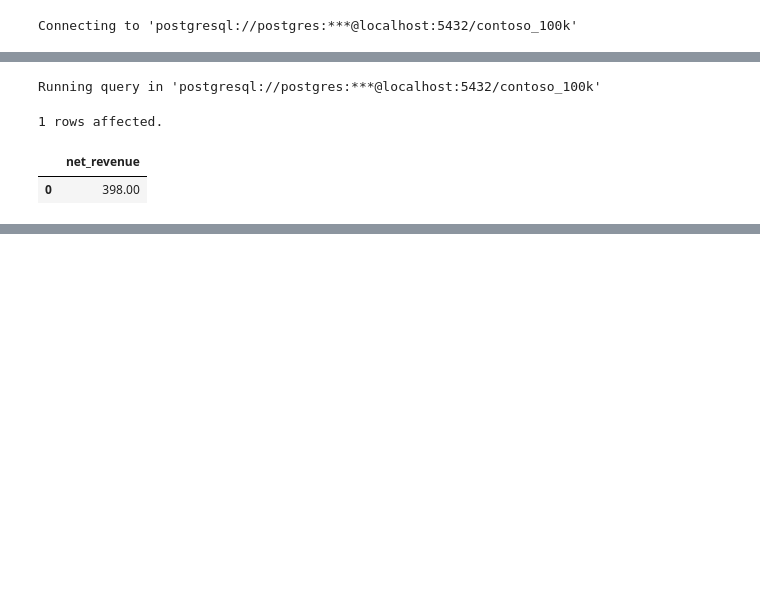
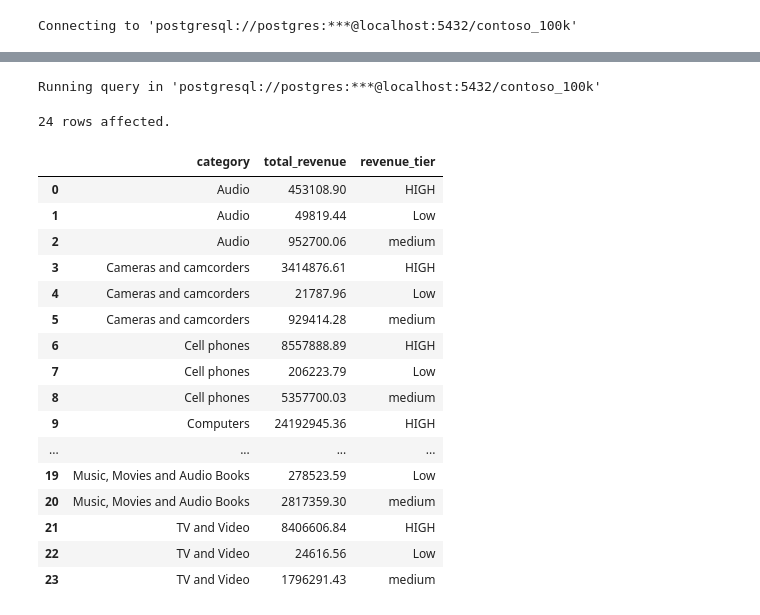
Before and after one commit to jasir-adnan/Excel-Data-Science-Jobs-Analysis-, a Jupyter notebook: Resources/Blank_SQL_Notebook.ipynb, the cells around one changed output, grey strips where cells are left out. Drawn from its saved outputs; the diff is of its cells as text; code cells hidden in the pictures; blank space fills up the shorter version.

```diff
--- a/Resources/Blank_SQL_Notebook.ipynb
+++ b/Resources/Blank_SQL_Notebook.ipynb
@@ -85,17 +57,3 @@ Running query in 'postgresql://postgres:***@localhost:5432/contoso_100k'
-# %%
-%%sql
-SELECT
-
-  PERCENTILE_CONT(0.5)WITHIN GROUP (ORDER BY
-    (CASE WHEN s.orderdate BETWEEN'2022-01-01' AND '2023-12-31' THEN (s.quantity*s.netprice*s.exchangerate) END) )AS net_revenue
-
-
-FROM sales s
-# %% [output]
-Running query in 'postgresql://postgres:***@localhost:5432/contoso_100k'
-1 rows affected.
-|  | net_revenue |
-| 0 | 398.00 |
 # %%
 %%sql
 WITH median_value AS (
@@ -133,3 +91,51 @@ Running query in 'postgresql://postgres:***@localhost:5432/contoso_100k'
 | 5 | Home Appliances | 219797.07 | 6392649.61 | 176261.35 | 5743731.52 |
 | 6 | Music, Movies and Audio Books | 685808.49 | 2303488.80 | 574958.76 | 1605809.37 |
 | 7 | TV and Video | 272338.29 | 5542998.32 | 164275.35 | 4247902.87 |
+# %%
+%%sql
+WITH percentile AS (
+  SELECT
+  PERCENTILE_CONT(0.25)WITHIN GROUP (ORDER BY
+    (CASE WHEN s.orderdate BETWEEN'2022-01-01' AND '2023-12-31' THEN (s.quantity*s.netprice*s.exchangerate) END) )AS low,
+
+  PERCENTILE_CONT(0.75)WITHIN GROUP (ORDER BY
+    (CASE WHEN s.orderdate BETWEEN'2022-01-01' AND '2023-12-31' THEN (s.quantity*s.netprice*s.exchangerate) END) )AS high
+
+  FROM sales s)
+SELECT
+  p.categoryname AS category,
+  SUM( (s.quantity*s.netprice*s.exchangerate) ) AS total_revenue,
+  CASE
+   WHEN (s.quantity*s.netprice*s.exchangerate) >= prcntl.high THEN 'HIGH'
+   WHEN (s.quantity*s.netprice*s.exchangerate) <= prcntl.low THEN 'Low'
+   ELSE 'medium'
+   END  AS revenue_tier
+
+FROM sales s
+  LEFT JOIN product p ON s.productkey = p.productkey
+  CROSS JOIN percentile prcntl
+  WHERE s.orderdate BETWEEN'2022-01-01' AND '2023-12-31'
+GROUP BY
+  p.categoryname,
+  revenue_tier
+ORDER BY p.categoryname
+# %% [output]
+Running query in 'postgresql://postgres:***@localhost:5432/contoso_100k'
+24 rows affected.
+|  | category | total_revenue | revenue_tier |
+| 0 | Audio | 453108.90 | HIGH |
+| 1 | Audio | 49819.44 | Low |
+| 2 | Audio | 952700.06 | medium |
+| 3 | Cameras and camcorders | 3414876.61 | HIGH |
+| 4 | Cameras and camcorders | 21787.96 | Low |
+| 5 | Cameras and camcorders | 929414.28 | medium |
+| 6 | Cell phones | 8557888.89 | HIGH |
+| 7 | Cell phones | 206223.79 | Low |
+| 8 | Cell phones | 5357700.03 | medium |
+| 9 | Computers | 24192945.36 | HIGH |
+| ... | ... | ... | ... |
+| 19 | Music, Movies and Audio Books | 278523.59 | Low |
+| 20 | Music, Movies and Audio Books | 2817359.30 | medium |
+| 21 | TV and Video | 8406606.84 | HIGH |
+| 22 | TV and Video | 24616.56 | Low |
+| 23 | TV and Video | 1796291.43 | medium |
```
Also changed, not shown: parts of 1 cell of this notebook.
